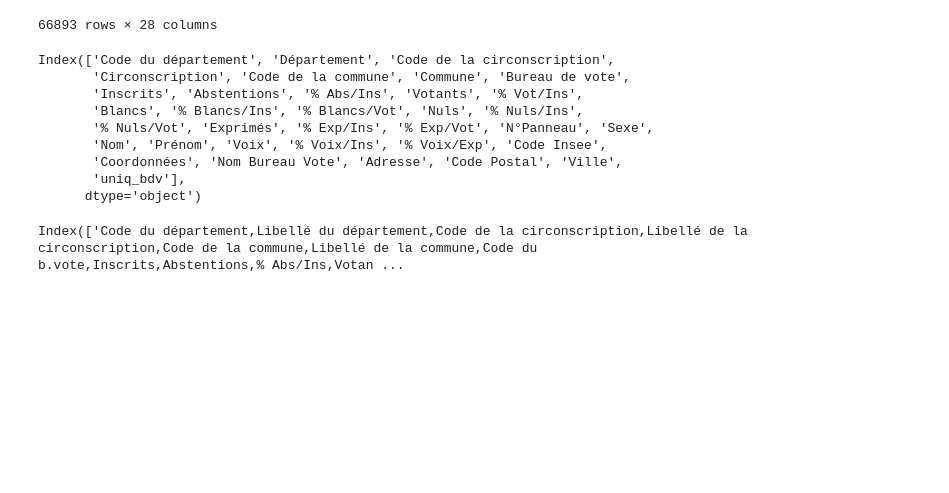
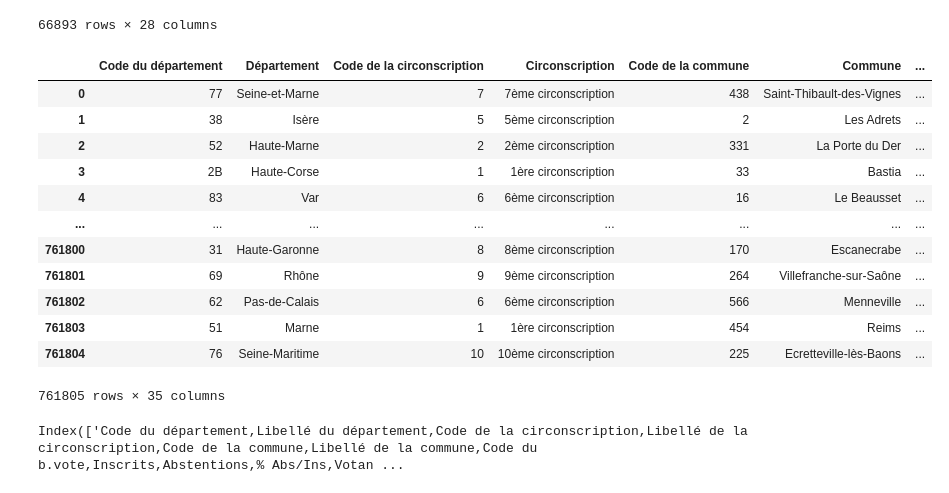
Before and after one commit to the-ark-of-noah/mspr, a Jupyter notebook: notebooks/explonatory/view.ipynb, the cells around one changed output. Saved outputs shown, nothing was run; the diff lists cells and outputs as text; code cells hidden in the pictures; blank space fills up the shorter version.

```diff
--- a/notebooks/explonatory/view.ipynb
+++ b/notebooks/explonatory/view.ipynb
@@ -36,18 +36,22 @@ cleaned_2022_t2
 | 66892 | 95 | Val-d'Oise | Wy-dit-Joli-Village | 1 | 285 | 53 | 18.60 | ... |
 66893 rows × 28 columns
 # %%
-taux_chomage = pd.read_csv("../../data/raw/2017_resultats_par_burvot_tour_1.csv", sep=';')
-print(taux_chomage.columns)
+burvot_2017 = pd.read_csv("../../data/raw/2017_resultats_par_burvot_tour_1.csv", sep=';')
+burvot_2017
 # %% [output]
+|  | Code du département | Département | Code de la circonscription | Circonscription | Code de la commune | Commune | ... |
+| 0 | 77 | Seine-et-Marne | 7 | 7ème circonscription | 438 | Saint-Thibault-des-Vignes | ... |
+| 1 | 38 | Isère | 5 | 5ème circonscription | 2 | Les Adrets | ... |
+| 2 | 52 | Haute-Marne | 2 | 2ème circonscription | 331 | La Porte du Der | ... |
+| 3 | 2B | Haute-Corse | 1 | 1ère circonscription | 33 | Bastia | ... |
+| 4 | 83 | Var | 6 | 6ème circonscription | 16 | Le Beausset | ... |
+| ... | ... | ... | ... | ... | ... | ... | ... |
+| 761800 | 31 | Haute-Garonne | 8 | 8ème circonscription | 170 | Escanecrabe | ... |
+| 761801 | 69 | Rhône | 9 | 9ème circonscription | 264 | Villefranche-sur-Saône | ... |
+| 761802 | 62 | Pas-de-Calais | 6 | 6ème circonscription | 566 | Menneville | ... |
+| 761803 | 51 | Marne | 1 | 1ère circonscription | 454 | Reims | ... |
+| 761804 | 76 | Seine-Maritime | 10 | 10ème circonscription | 225 | Ecretteville-lès-Baons | ... |
-Index(['Code du département', 'Département', 'Code de la circonscription',
-       'Circonscription', 'Code de la commune', 'Commune', 'Bureau de vote',
-       'Inscrits', 'Abstentions', '% Abs/Ins', 'Votants', '% Vot/Ins',
-       'Blancs', '% Blancs/Ins', '% Blancs/Vot', 'Nuls', '% Nuls/Ins',
-       '% Nuls/Vot', 'Exprimés', '% Exp/Ins', '% Exp/Vot', 'N°Panneau', 'Sexe',
-       'Nom', 'Prénom', 'Voix', '% Voix/Ins', '% Voix/Exp', 'Code Insee',
-       'Coordonnées', 'Nom Bureau Vote', 'Adresse', 'Code Postal', 'Ville',
-       'uniq_bdv'],
-      dtype='object')
+761805 rows × 35 columns
 # %%
 resultats_par_burvot_tour_1 = pd.read_csv("../../data/raw/2022_resultats_par_burvot_tour_1.csv", sep=';')
 print(resultats_par_burvot_tour_1.columns)
```
Also changed, not shown: parts of 3 cells of this notebook, 10 other files.
